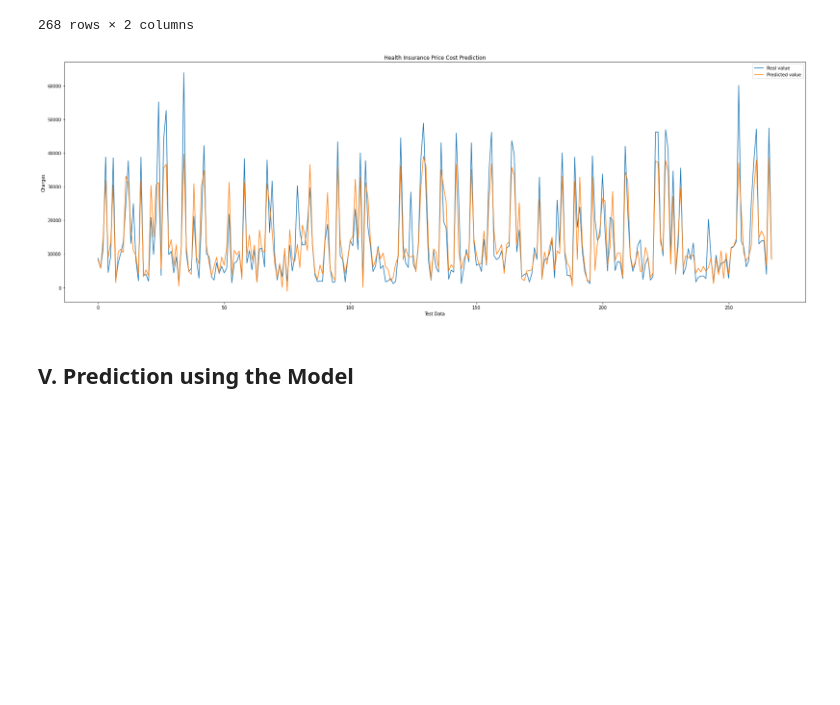
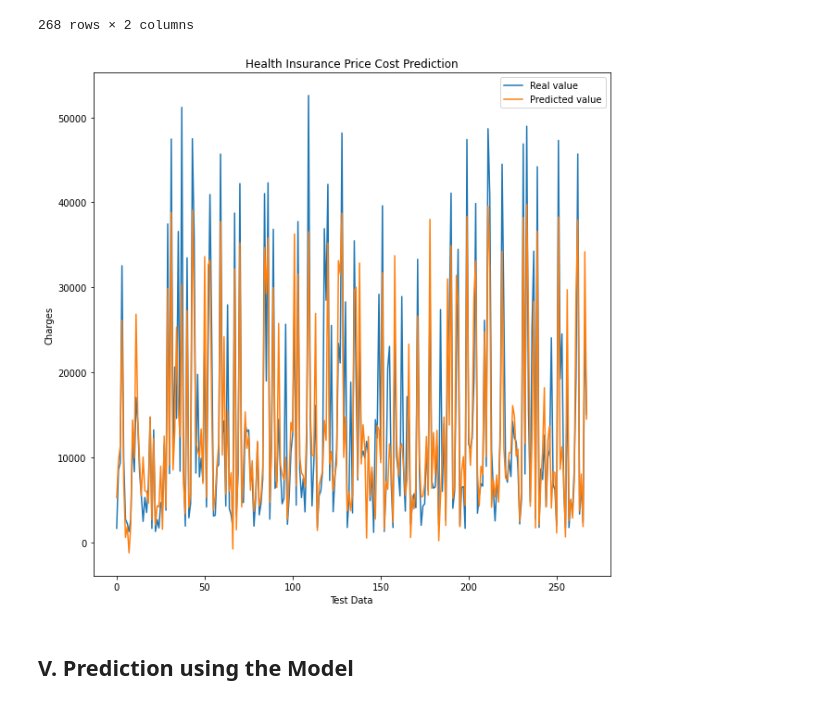
Before and after one commit to SopanhaKok/Health_Insurance_Cost_Prediction, a Jupyter notebook: health_insurance_price_cost_prediction_linear_regression.ipynb, the cells around one changed output. Cells and saved outputs as stored; diff of their text form; code cells hidden in the pictures; blank space fills up the shorter version.

```diff
--- a/health_insurance_price_cost_prediction_linear_regression.ipynb
+++ b/health_insurance_price_cost_prediction_linear_regression.ipynb
@@ -291,18 +293,18 @@ pd.DataFrame(list(zip(y_test_pred, y_test)), columns=['Predicted Charges', 'Real
 268 rows × 2 columns
 # %%
 # visualize the predicted value with real value
-plt.figure(figsize=(30, 10))
+plt.figure(figsize=(10, 10))
 
 plt.plot(y_test.values, label='Real value')
 plt.plot(y_test_pred, label='Predicted value')
 
 plt.title('Health Insurance Price Cost Prediction')
 plt.xlabel('Test Data')
 plt.ylabel('Charges')
 plt.legend()
 plt.show()
 # %% [output]
-[figure, old version]
+[figure, new version]
 # %% [markdown]
 ## V. Prediction using the Model
 # %%
```
Also changed, not shown: parts of 2 cells of this notebook, 1 other file.
